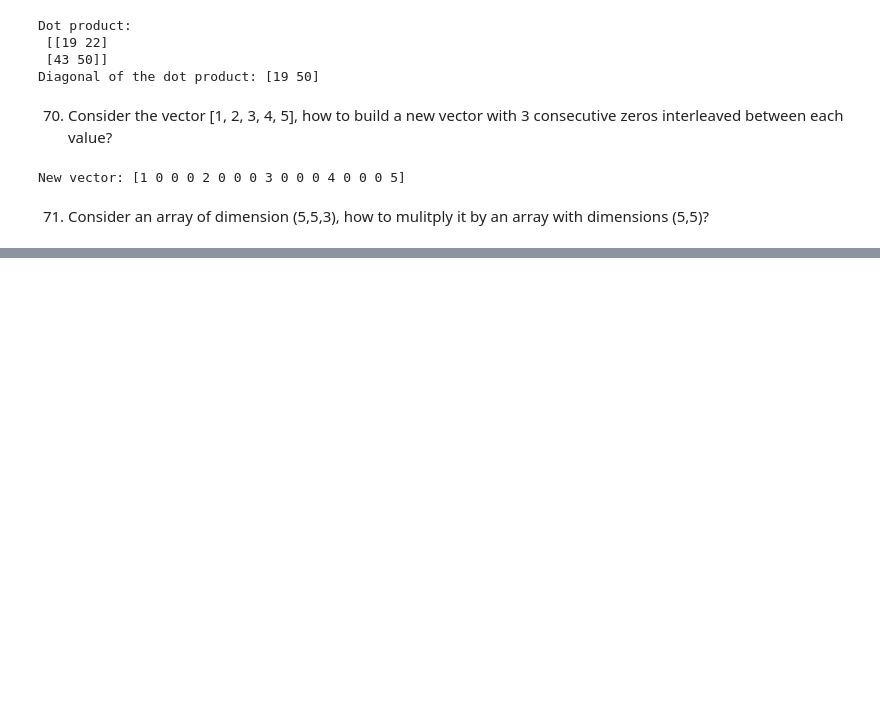
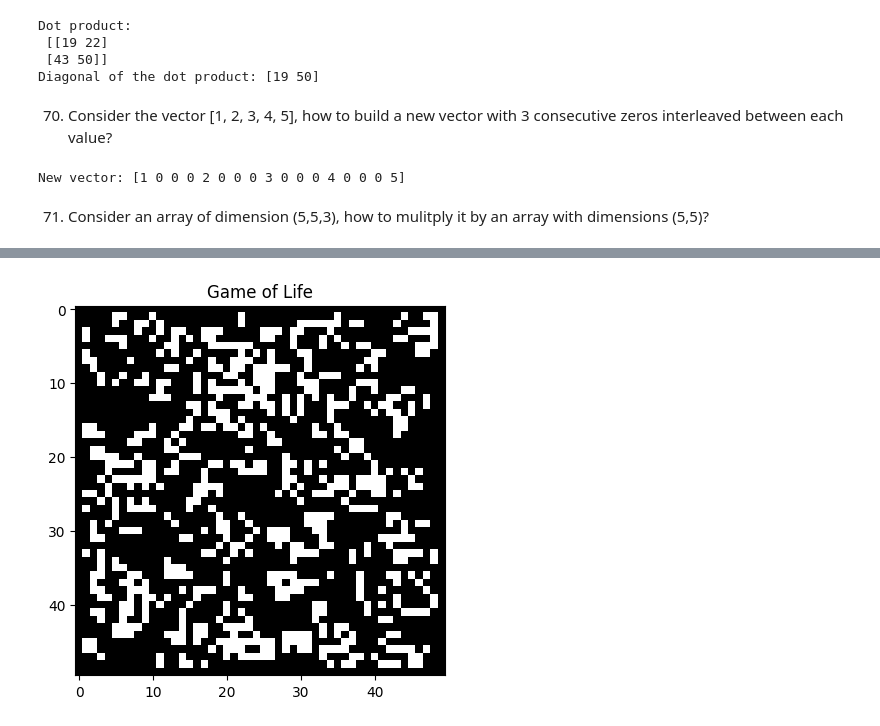
Before and after one commit to mk7890/Python_Data_Analysis, a Jupyter notebook: Numpy_Weekly_Project.ipynb, the cells around one changed output, grey strips where cells are left out. Cells and saved outputs as stored; diff of their text form; code cells hidden in the pictures; blank space fills up the shorter version.

```diff
--- a/Numpy_Weekly_Project.ipynb
+++ b/Numpy_Weekly_Project.ipynb
@@ -233,0 +767,19 @@ New vector: [1 0 0 0 2 0 0 0 3 0 0 0 4 0 0 0 5]
+# %%
+# 86. Consider a set of p matrices wich shape (n,n) and a set of p vectors with shape (n,1).
+# How to compute the sum of of the p matrix products at once? (result has shape (n,1))
+
+import numpy as np
+
+# Example: p matrices with shape (n, n) and p vectors with shape (n, 1)
+p = 3  # Number of matrices and vectors
+n = 4  # Shape of the matrices and vectors (n, n) and (n, 1)
+
+# Randomly generate p matrices and p vectors
+matrices = np.random.rand(p, n, n)  # Shape: (p, n, n)
+vectors = np.random.rand(p, n, 1)  # Shape: (p, n, 1)
+
+# Compute the sum of the matrix-vector products
+result = np.sum(matrices @ vectors, axis=0)
+
+print("Sum of matrix-vector products:")
+print(result)
@@ -233,0 +850,66 @@ New vector: [1 0 0 0 2 0 0 0 3 0 0 0 4 0 0 0 5]
+# %%
+# 88. How to implement the Game of Life using numpy arrays?
+import numpy as np
+import matplotlib.pyplot as plt
+import matplotlib.animation as animation
+
+# Initialize a random grid for the Game of Life
+def initialize_grid(n, p=0.5):
+    """ Initialize an n x n grid with random alive cells. """
+    return np.random.choice([0, 1], size=(n, n), p=[1-p, p])
+
+def count_neighbors(grid):
+    """ Count live neighbors for each cell. """
+    # Create an array to store the number of neighbors
+    neighbors = np.zeros_like(grid)
+
+    # Iterate over all cells to count neighbors using convolution
+    for i in range(1, grid.shape[0] - 1):
+        for j in range(1, grid.shape[1] - 1):
+            # Slice the 3x3 block around each cell (including itself)
+            block = grid[i-1:i+2, j-1:j+2]
+            # Count the live neighbors (ignore the center cell)
+            neighbors[i, j] = np.sum(block) - grid[i, j]
+
+    return neighbors
+
+def game_of_life_step(grid):
+    """ Apply one step of the Game of Life rules. """
+    neighbors = count_neighbors(grid)
+
+    # Apply the Game of Life rules
+    new_grid = np.zeros_like(grid)
+
+    # Rule 1 and 2: Any live cell with fewer than two live neighbors dies (underpopulation)
+    # Any live cell with two or three live neighbors stays alive (stable population)
+    new_grid[(grid == 1) & ((neighbors == 2) | (neighbors == 3))] = 1
+
+    # Rule 3: Any dead cell with exactly three live neighbors becomes a live cell (reproduction)
+    new_grid[(grid == 0) & (neighbors == 3)] = 1
+
+    return new_grid
+
+# Visualization using matplotlib
+def animate_game_of_life(grid, generations=100):
+    """ Animate the Game of Life for a set number of generations. """
+    fig, ax = plt.subplots()
+    ax.set_title("Game of Life")
+
+    # Create an initial image
+    img = ax.imshow(grid, cmap='gray', interpolation='nearest')
+
+    def update(frame):
+        nonlocal grid
+        grid = game_of_life_step(grid)
+        img.set_data(grid)
+        return [img]
+
+    ani = animation.FuncAnimation(fig, update, frames=generations, interval=100, blit=True)
+    plt.show()
+
+# Example Usage
+n = 50  # Grid size (50x50)
+initial_grid = initialize_grid(n, p=0.3)  # Probability of a cell being alive is 30%
+animate_game_of_life(initial_grid, generations=100)
+# %% [output]
+[figure, added]
```
Also changed, not shown: parts of 59 cells of this notebook.
